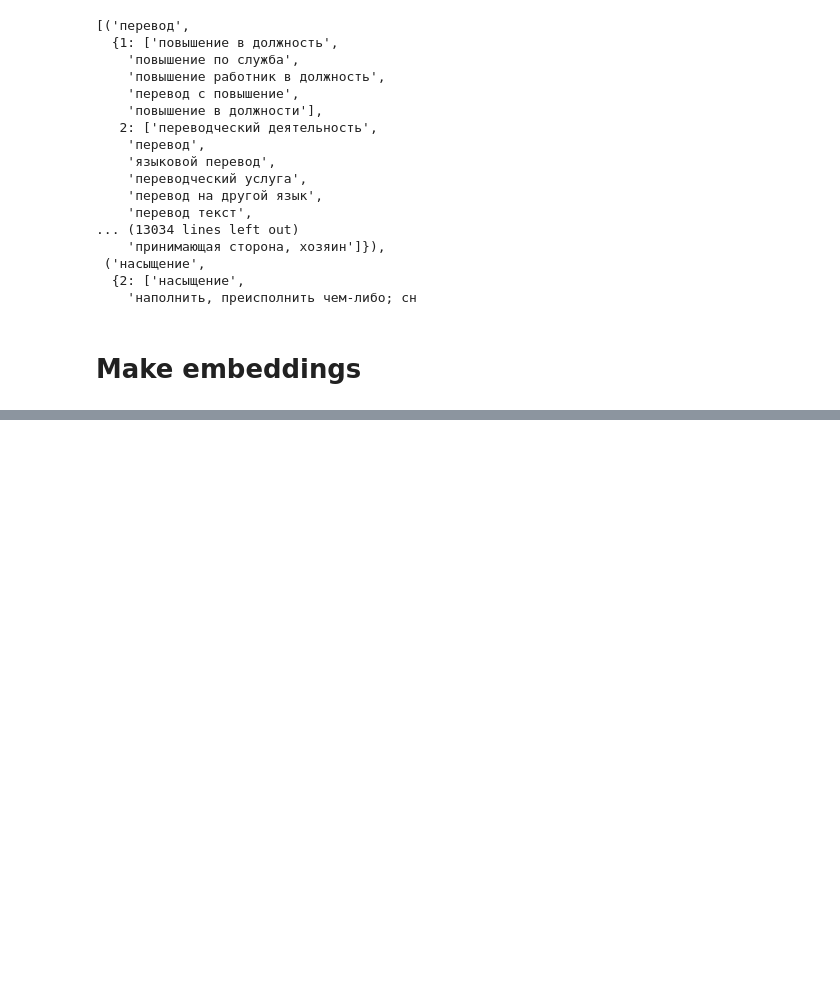
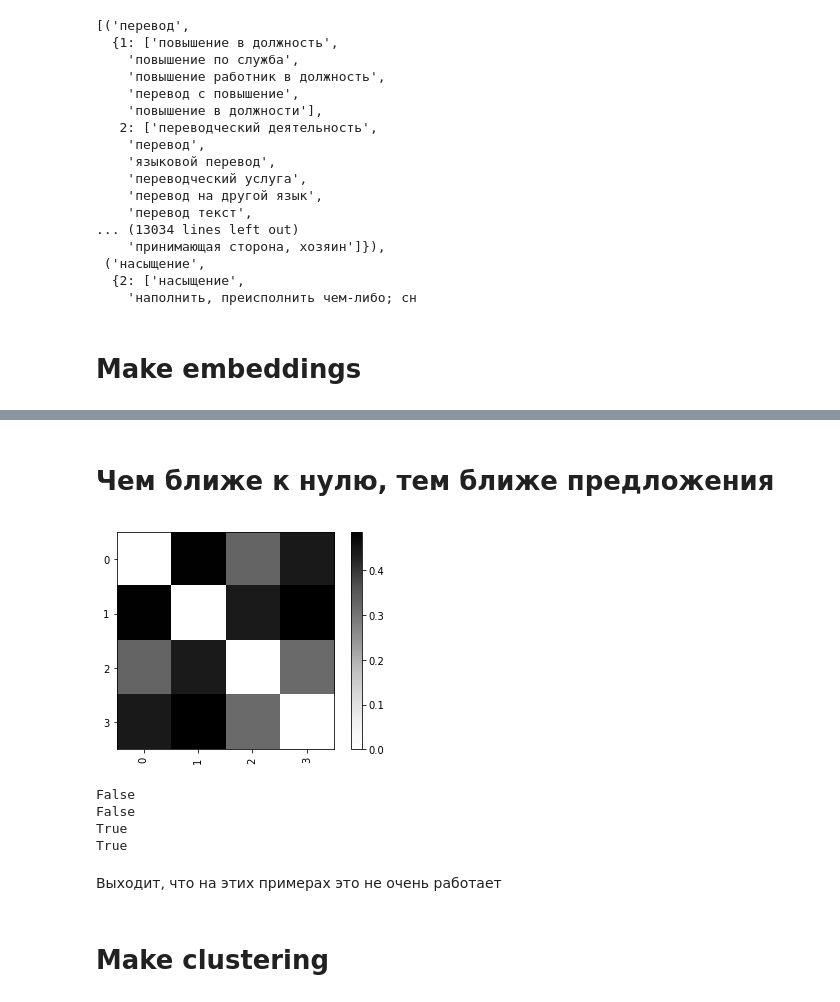
Before and after one commit to fogside/russe_wsi, a Jupyter notebook: notebooks/senses.ipynb, the cells around one changed output, grey strips where cells are left out. Cells and saved outputs as stored; diff of their text form; code cells hidden in the pictures; blank space fills up the shorter version.

```diff
--- a/notebooks/senses.ipynb
+++ b/notebooks/senses.ipynb
@@ -128,0 +178,57 @@ for index, words in vecs_dict.items():
+# %%
+from nltk import download
+
+# Remove stopwords.
+stop_words = './"`-_–«»,?свау'
+
+sents = [sent1, sent2, sent3, sent4]
+sent_colors = [1,1,2,2]
+
+for i,s in enumerate(sents):
+    sents[i] = [w.lower() for w in tokenizer.tokenize(s) if w not in stop_words]
+# %%
+raw_sents = [sent1, sent2, sent3, sent4]
+# %%
+def make_wmd_dist_mtx(sents):
+    mtx = np.zeros((len(sents), len(sents)))
+    for i,s1 in enumerate(sents):
+        for j,s2 in enumerate(sents):
+            if j>=i:
+                continue
+            else:
+                mtx[i,j] = model.wmdistance(s1,s2)
+
+    for i,s1 in enumerate(sents):
+        for j,s2 in enumerate(sents):
+            if j>i:
+                mtx[i,j] = mtx[j,i]
+    return mtx
+# %%
+mtx = make_wmd_dist_mtx(raw_sents)
+# %% [markdown]
+# Чем ближе к нулю, тем ближе предложения
+# %%
+plt.imshow(mtx, cmap='Greys')
+plt.xticks(range(4), range(4), rotation=90)
+plt.yticks(range(4), range(4), rotation=0)
+plt.colorbar()
+plt.show()
+# %% [output]
+[figure, added]
+# %%
+# для легкости восприятия:
+
+print(mtx[0][1]<mtx[0][2])
+print(mtx[0][1]<mtx[0][3])
+
+print(mtx[2][3]<mtx[2][0])
+print(mtx[2][3]<mtx[2][1])
+# %% [output]
+False
+False
+True
+True
+# %% [markdown]
+Выходит, что на этих примерах это не очень работает
+# %% [markdown]
+# Make clustering
```
Also changed, not shown: parts of 34 cells of this notebook.
